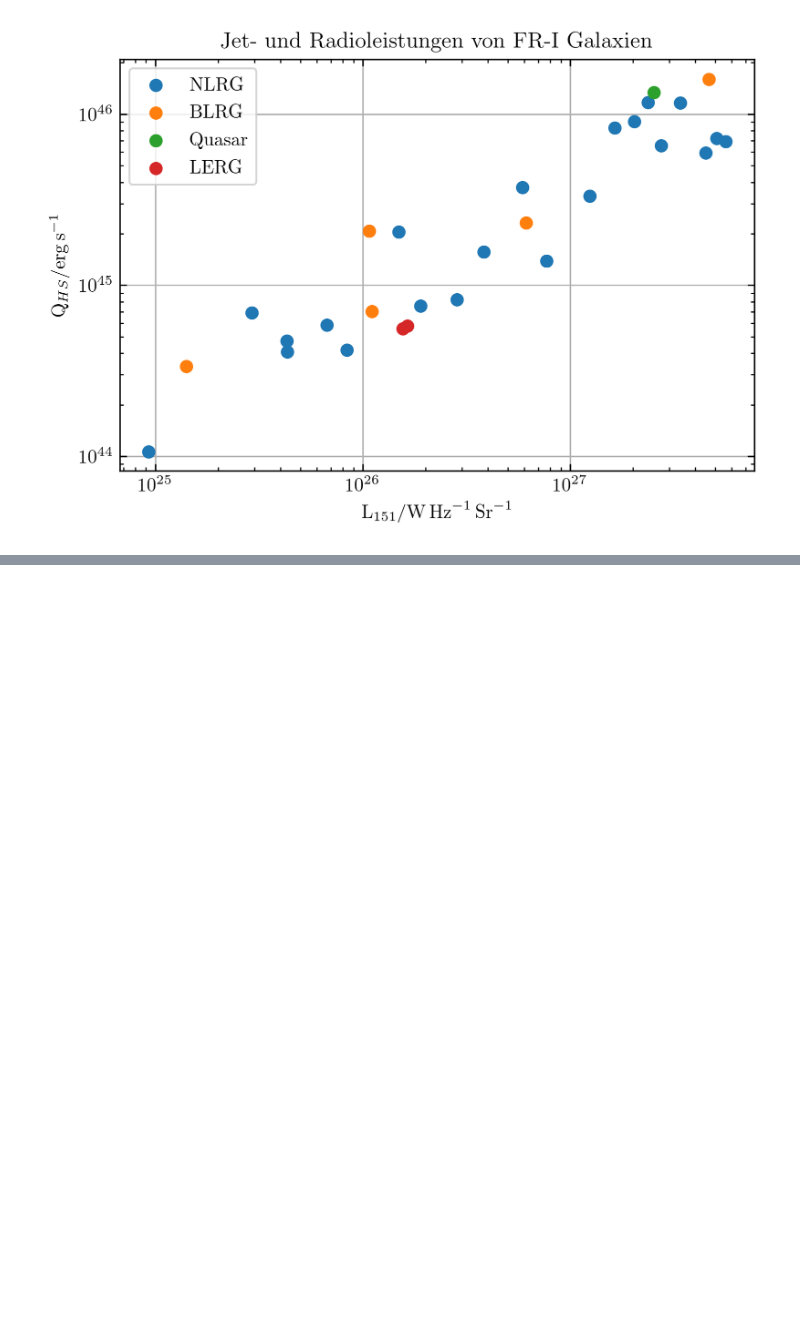
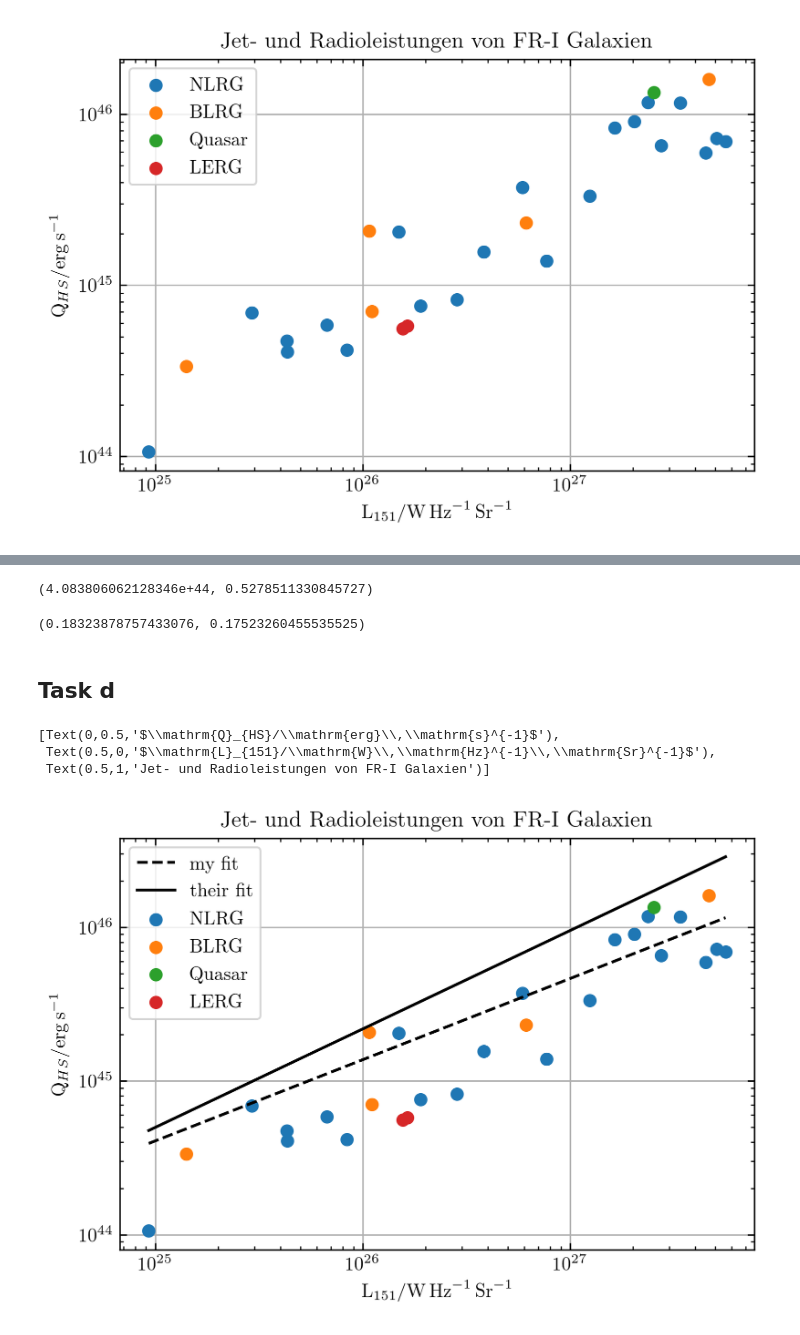
Before and after one commit to jerluebke/homework, a Jupyter notebook: EwA19/6th/a5.ipynb, the cells around one changed output, grey strips where cells are left out. Drawn from its saved outputs; the diff is of its cells as text; code cells hidden in the pictures; blank space fills up the shorter version.

Commit message:
finished task 5

```diff
--- a/EwA19/6th/a5.ipynb
+++ b/EwA19/6th/a5.ipynb
@@ -34,0 +41,37 @@ plt.gca().set(title='Jet- und Radioleistungen von FR-I Galaxien',
+# %%
+def Q_jet(L, a, b):
+    return np.float64(a*(L/10**25)**b)
+# %%
+# Arrr, ich bin ein Pirat!
+all_data_arr = np.vstack(all_data)
+x_arr = all_data_arr[:,0]
+y_arr = all_data_arr[:,1]
+my_a, my_b = curve_fit(Q_jet, x_arr, y_arr, p0=(10e45, 1))[0]
+my_a, my_b
+# %% [output]
+(4.083806062128346e+44, 0.5278511330845727)
+# %%
+their_a, their_b = (5e44, 0.64)
+# %%
+abs_error_a, abs_error_b = abs(my_a-their_a), abs(my_b-their_b)
+# relative error
+error_a/their_a, error_b/their_b
+# %% [output]
+(0.18323878757433076, 0.17523260455535525)
+# %% [markdown]
+## Task d
+# %%
+for data, name in zip(all_data, all_names):
+    plt.scatter(data[:,0], data[:,1], label=name)
+    plt.gca().set(xscale='log', yscale='log')
+plt.plot(x, (lambda y: Q_jet(y, my_a, my_b))(x), '--', c='black', label='my fit')
+plt.plot(x, (lambda y: Q_jet(y, their_a, their_b))(x), 'black', label='their fit')
+plt.legend()
+plt.gca().set(title='Jet- und Radioleistungen von FR-I Galaxien',
+              xlabel='$\mathrm{L}_{151}/\mathrm{W}\,\mathrm{Hz}^{-1}\,\mathrm{Sr}^{-1}$',
+              ylabel='$\mathrm{Q}_{HS}/\mathrm{erg}\,\mathrm{s}^{-1}$')
+# %% [output]
+[Text(0,0.5,'$\\mathrm{Q}_{HS}/\\mathrm{erg}\\,\\mathrm{s}^{-1}$'),
+ Text(0.5,0,'$\\mathrm{L}_{151}/\\mathrm{W}\\,\\mathrm{Hz}^{-1}\\,\\mathrm{Sr}^{-1}$'),
+ Text(0.5,1,'Jet- und Radioleistungen von FR-I Galaxien')]
+[figure, added]
```
Also changed, not shown: parts of 3 cells of this notebook.
